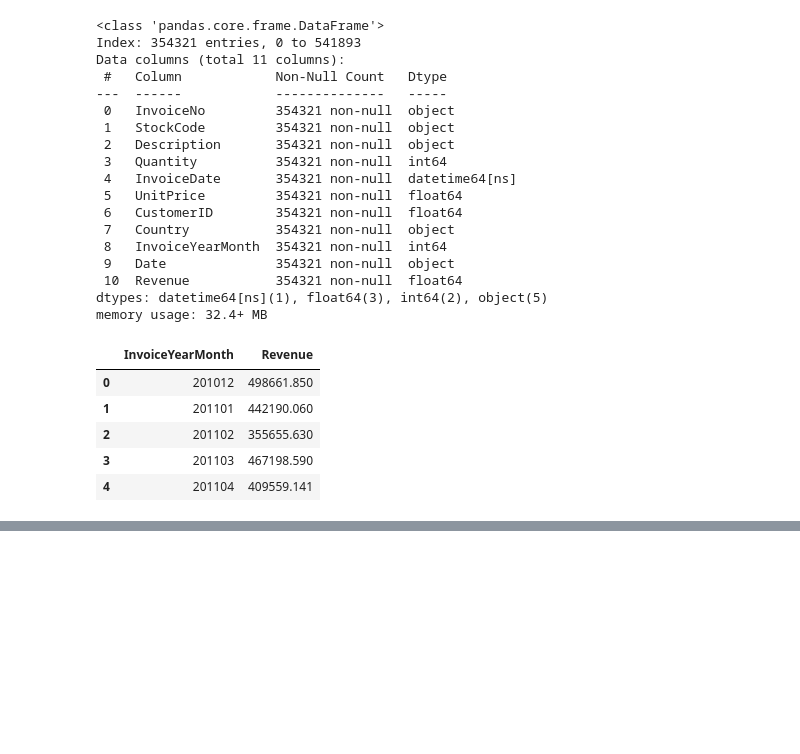
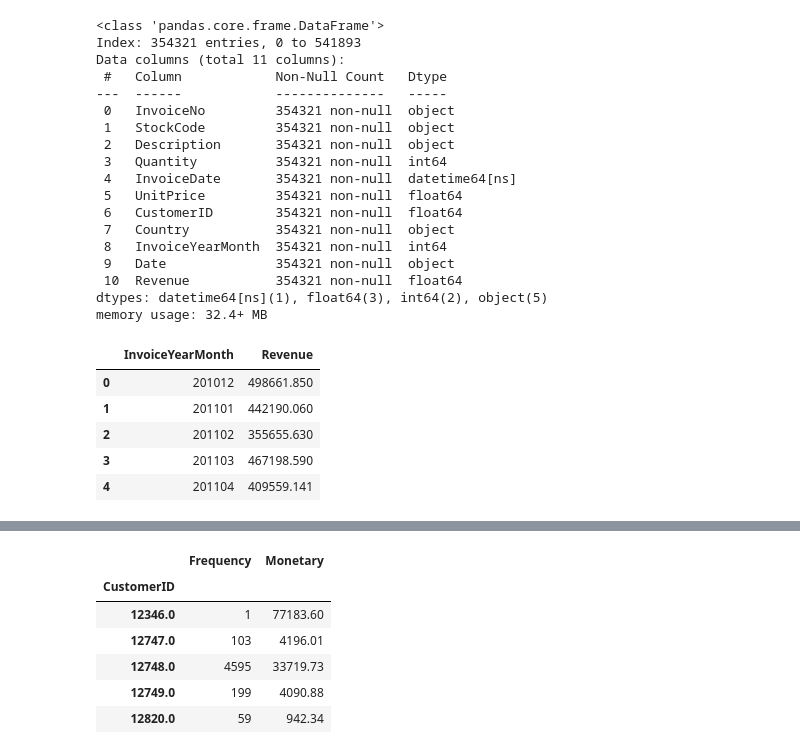
Before and after one commit to hmtalha786/Book-Recommendation-System, a Jupyter notebook: Code.ipynb, the cells around one changed output, grey strips where cells are left out. Saved outputs shown, nothing was run; the diff lists cells and outputs as text; code cells hidden in the pictures; blank space fills up the shorter version.

```diff
--- a/Code.ipynb
+++ b/Code.ipynb
@@ -312,0 +325,4 @@ pyoff.iplot(fig)
+# %%
+NOW = dt.date(2011,12,9)
+
+df['Date'] = pd.DatetimeIndex(df.InvoiceDate).date
@@ -312,0 +346,16 @@ pyoff.iplot(fig)
+# %%
+# Frequency - Monetarty
+
+FM_Table = df.groupby('CustomerID').agg({'InvoiceNo':lambda x:len(x), 'Revenue':lambda x:x.sum()})
+
+FM_Table.rename(columns = {'InvoiceNo':'Frequency', 'Revenue':'Monetary'},inplace= True)
+
+FM_Table.head()
+# %% [output]
+|  | Frequency | Monetary |
+| CustomerID |  |  |
+| 12346.0 | 1 | 77183.60 |
+| 12747.0 | 103 | 4196.01 |
+| 12748.0 | 4595 | 33719.73 |
+| 12749.0 | 199 | 4090.88 |
+| 12820.0 | 59 | 942.34 |
```
Also changed, not shown: parts of 4 cells of this notebook.
